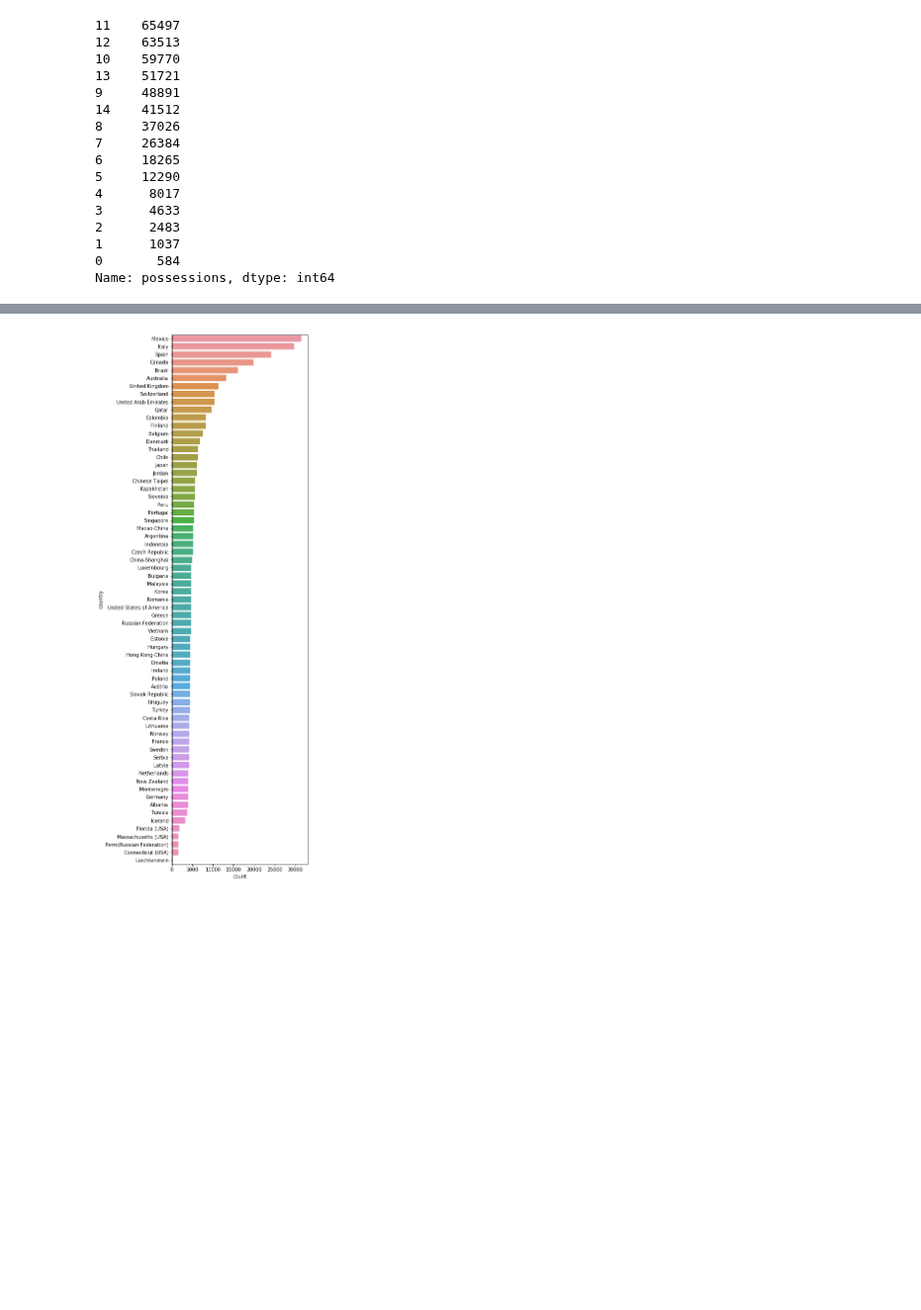
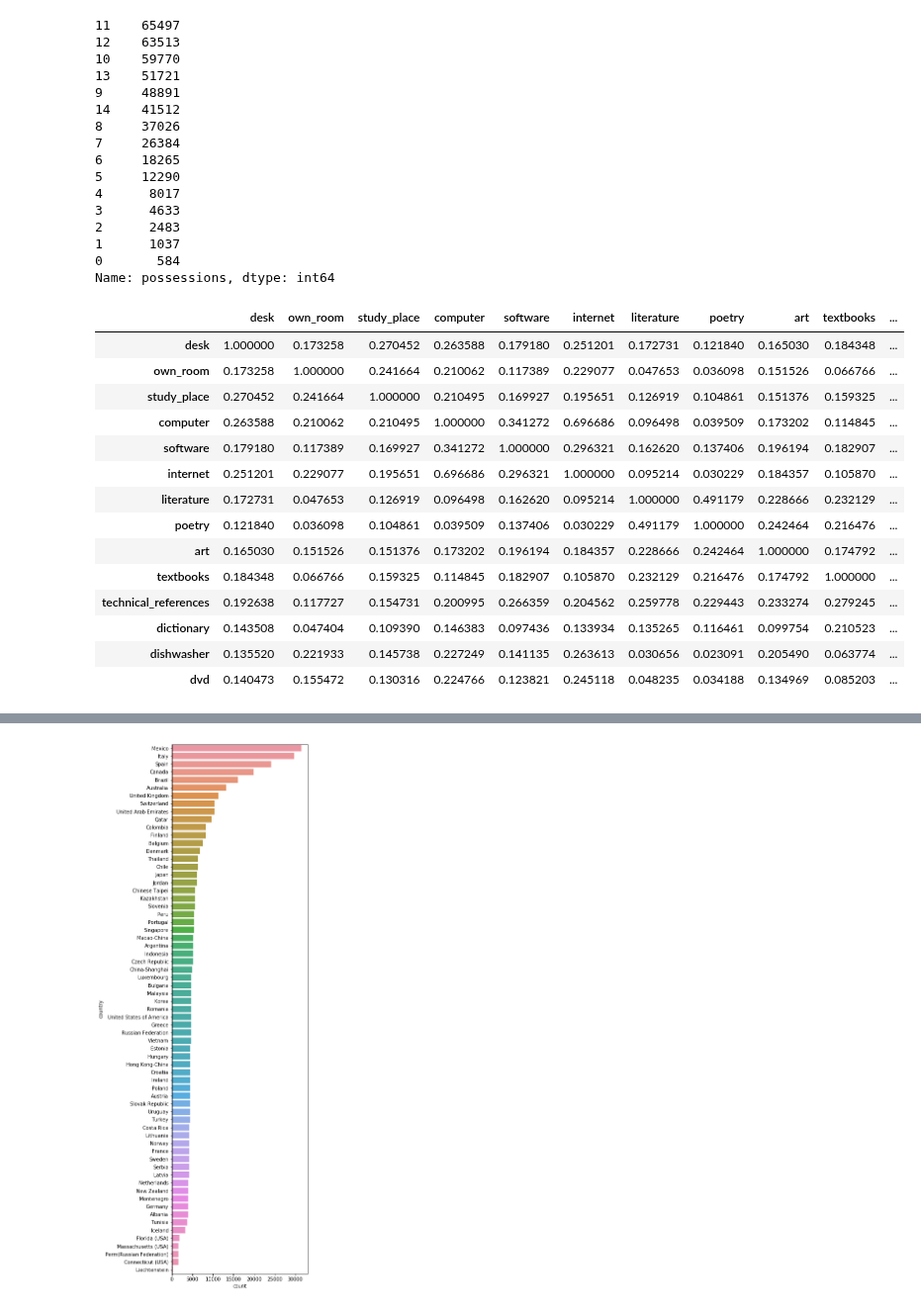
Before and after one commit to Steve-Choi/DAND, a Jupyter notebook: Communicate-Data-Findings/Communicate-Data-Findings.ipynb, the cells around one changed output, grey strips where cells are left out. Shown at 99% size. Cells and saved outputs as stored; diff of their text form; code cells hidden in the pictures; blank space fills up the shorter version.

```diff
--- a/Communicate-Data-Findings/Communicate-Data-Findings.ipynb
+++ b/Communicate-Data-Findings/Communicate-Data-Findings.ipynb
@@ -484,3 +484,22 @@ df['possessions'].value_counts()
 1      1037
 0       584
 Name: possessions, dtype: int64
+# %%
+df_test = df.iloc[:,3:17].copy()
+df_test.corr()
+# %% [output]
+|  | desk | own_room | study_place | computer | software | internet | literature | poetry | art | textbooks | ... |
+| desk | 1.000000 | 0.173258 | 0.270452 | 0.263588 | 0.179180 | 0.251201 | 0.172731 | 0.121840 | 0.165030 | 0.184348 | ... |
+| own_room | 0.173258 | 1.000000 | 0.241664 | 0.210062 | 0.117389 | 0.229077 | 0.047653 | 0.036098 | 0.151526 | 0.066766 | ... |
+| study_place | 0.270452 | 0.241664 | 1.000000 | 0.210495 | 0.169927 | 0.195651 | 0.126919 | 0.104861 | 0.151376 | 0.159325 | ... |
+| computer | 0.263588 | 0.210062 | 0.210495 | 1.000000 | 0.341272 | 0.696686 | 0.096498 | 0.039509 | 0.173202 | 0.114845 | ... |
+| software | 0.179180 | 0.117389 | 0.169927 | 0.341272 | 1.000000 | 0.296321 | 0.162620 | 0.137406 | 0.196194 | 0.182907 | ... |
+| internet | 0.251201 | 0.229077 | 0.195651 | 0.696686 | 0.296321 | 1.000000 | 0.095214 | 0.030229 | 0.184357 | 0.105870 | ... |
+| literature | 0.172731 | 0.047653 | 0.126919 | 0.096498 | 0.162620 | 0.095214 | 1.000000 | 0.491179 | 0.228666 | 0.232129 | ... |
+| poetry | 0.121840 | 0.036098 | 0.104861 | 0.039509 | 0.137406 | 0.030229 | 0.491179 | 1.000000 | 0.242464 | 0.216476 | ... |
+| art | 0.165030 | 0.151526 | 0.151376 | 0.173202 | 0.196194 | 0.184357 | 0.228666 | 0.242464 | 1.000000 | 0.174792 | ... |
+| textbooks | 0.184348 | 0.066766 | 0.159325 | 0.114845 | 0.182907 | 0.105870 | 0.232129 | 0.216476 | 0.174792 | 1.000000 | ... |
+| technical_references | 0.192638 | 0.117727 | 0.154731 | 0.200995 | 0.266359 | 0.204562 | 0.259778 | 0.229443 | 0.233274 | 0.279245 | ... |
+| dictionary | 0.143508 | 0.047404 | 0.109390 | 0.146383 | 0.097436 | 0.133934 | 0.135265 | 0.116461 | 0.099754 | 0.210523 | ... |
+| dishwasher | 0.135520 | 0.221933 | 0.145738 | 0.227249 | 0.141135 | 0.263613 | 0.030656 | 0.023091 | 0.205490 | 0.063774 | ... |
+| dvd | 0.140473 | 0.155472 | 0.130316 | 0.224766 | 0.123821 | 0.245118 | 0.048235 | 0.034188 | 0.134969 | 0.085203 | ... |
```
Also changed, not shown: parts of 3 cells of this notebook.
